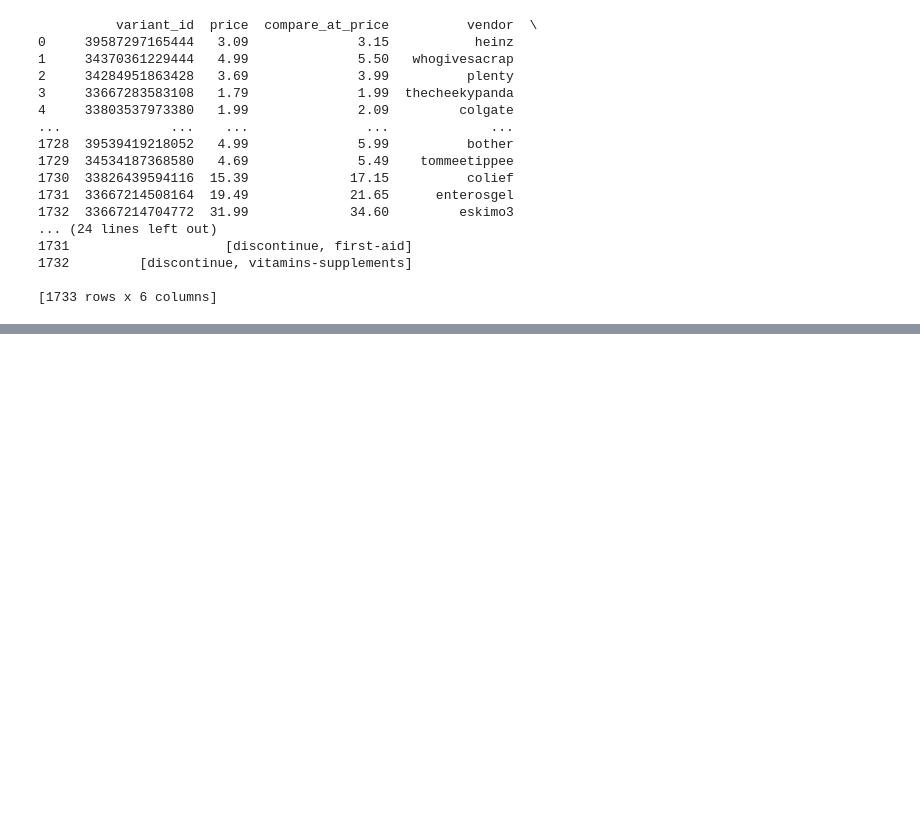
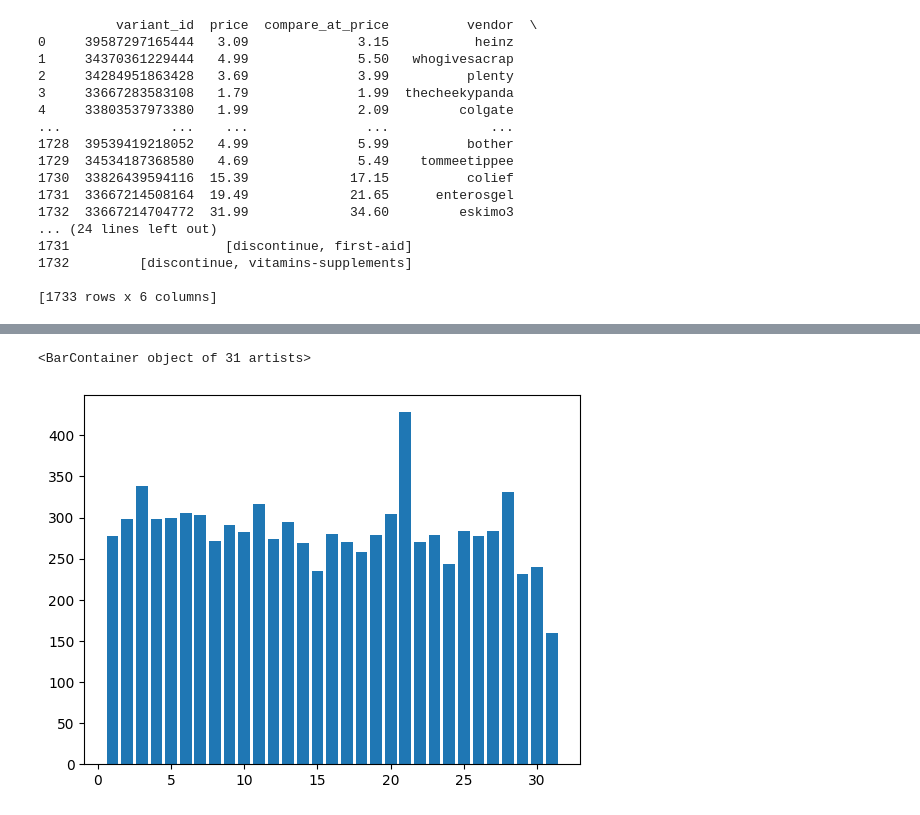
Before and after one commit to iigomartin/6.Zrive_DS, a Jupyter notebook: src/module_2/1.understanding_problem_space.ipynb, the cells around one changed output, grey strips where cells are left out. Cells and saved outputs as stored; diff of their text form; code cells hidden in the pictures; blank space fills up the shorter version.

```diff
--- a/src/module_2/1.understanding_problem_space.ipynb
+++ b/src/module_2/1.understanding_problem_space.ipynb
@@ -159,0 +339,22 @@ print(inventory)
+# %%
+#The difference is quite large, let´s delve deeper into this. In extreme cases, this can mean that at least
+#every customer buys twice in our shop, or that some few customers can repeat a lot.
+#Its interesting to check intervals of customers. The results show that an outstanding majority
+#only shops once in our online store. We also have a solid, yet quite small, groups of people that buy
+#recurrently (from 5 times onwards).
+
+user_id_counter=Counter(orders["user_id"])
+people_repetition_intervals=(1,2,3,4,5,6,7,8,9,10,11,12,13,14,15,16,17,18,19,20,21,22,23,24,25)
+count_userid_intervals={"1":0,"2":0,"3":0,"4":0,"5":0,"6":0,"7-10":0,"11-15":0,"16+":0}
+for element in dict(user_id_counter).values():
+    if element<=6:
+        count_userid_intervals[str(element)]+=1
+    else:
+        match element:
+            case 7|8|9|10:
+                count_userid_intervals["7-10"]+=1
+            case 1|12|13|14|15:
+                count_userid_intervals["11-15"]+=1
+            case _:
+                count_userid_intervals["16+"]+=1
+print(count_userid_intervals)
@@ -159,0 +363,7 @@ print(inventory)
+# %%
+#created_at: when the basket was generated. We can perform the same analysis as with the cancellations case.
+
+ord_created_at_date_separated = pd.DataFrame(columns=['Year','Month','Day','Hour'])
+for element in orders["created_at"]:
+    ord_created_at_date_separated.loc[len(ord_created_at_date_separated)]={'Year': element.year, 'Month':element.month,'Day':element.day,'Hour':element.hour}
+ord_created_at_date_separated
@@ -159,0 +408,9 @@ print(inventory)
+# %%
+#We see that, in general, the sales are homogenously distributed around all days in a month. There is
+#still the curious spike at the 21st; maybe this is the day of the salary payment and that is why more
+#people buy that day.
+
+plt.bar(range(1,32),ord_created_at_date_separated.groupby(['Day'])['Month'].count())
+# %% [output]
+<BarContainer object of 31 artists>
+[figure, added]
```
Also changed, not shown: parts of 27 cells of this notebook.
